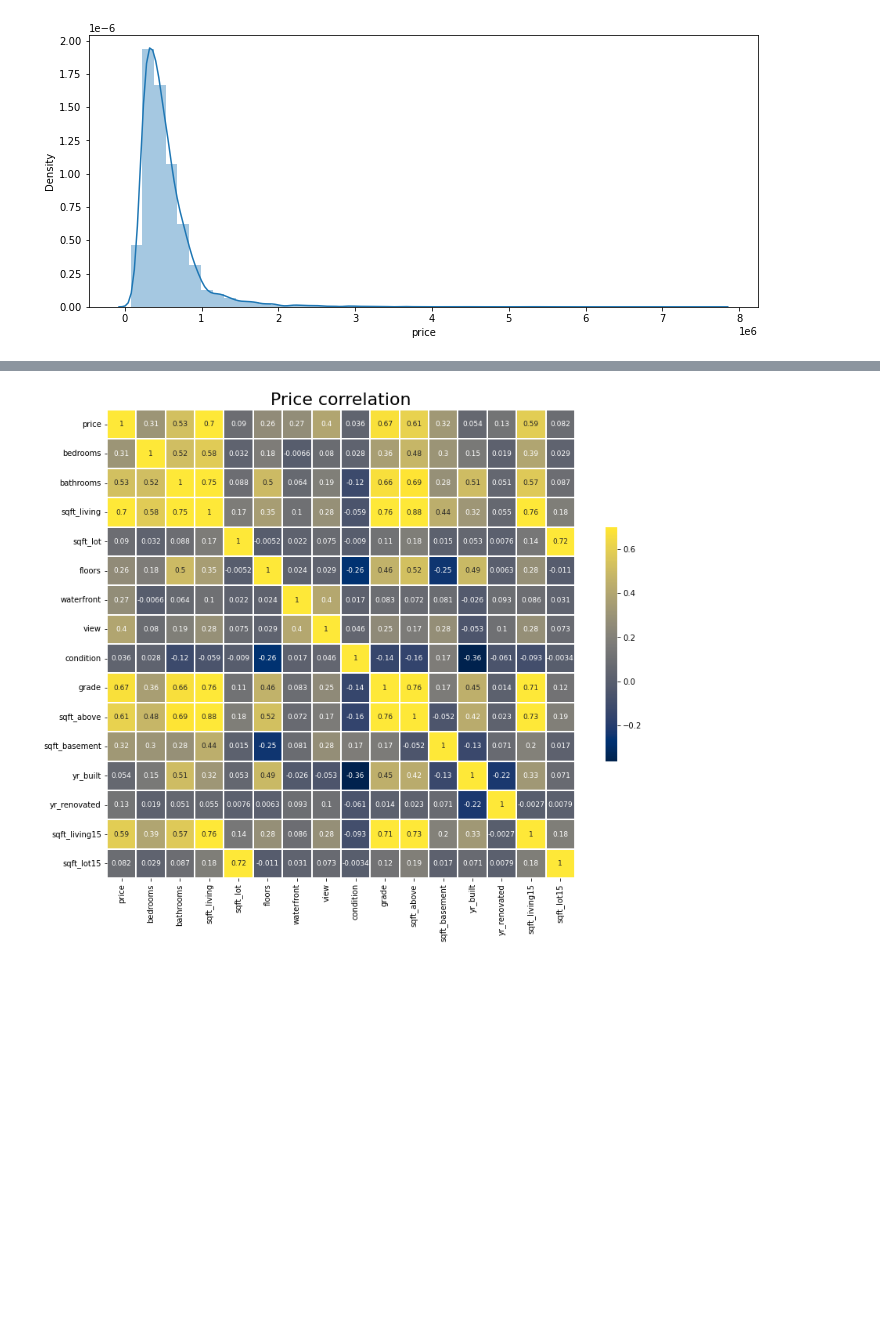
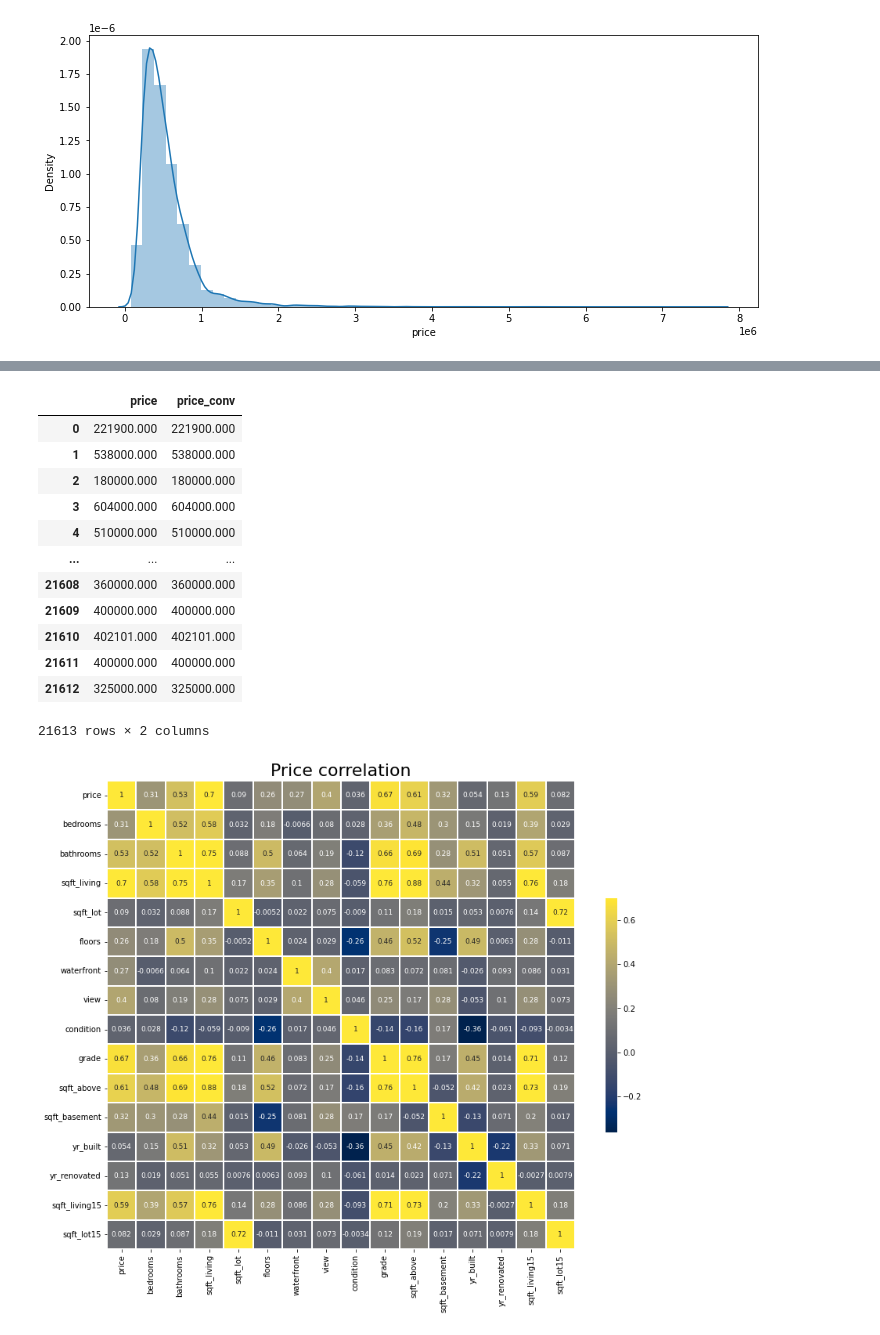
Before and after one commit to blazysecon/SDA_DS_class, a Jupyter notebook: practice/regression_housing_in_Seattle.ipynb, the cells around one changed output, grey strips where cells are left out. Drawn from its saved outputs; the diff is of its cells as text; code cells hidden in the pictures; blank space fills up the shorter version.

```diff
--- a/practice/regression_housing_in_Seattle.ipynb
+++ b/practice/regression_housing_in_Seattle.ipynb
@@ -66,3 +75,20 @@ plt.show()
+# %%
+df["price_conv"] = np.exp(df.ln_price)
+df[["price", "price_conv"]]
+# %% [output]
+|  | price | price_conv |
+| 0 | 221900.000 | 221900.000 |
+| 1 | 538000.000 | 538000.000 |
+| 2 | 180000.000 | 180000.000 |
+| 3 | 604000.000 | 604000.000 |
+| 4 | 510000.000 | 510000.000 |
+| ... | ... | ... |
+| 21608 | 360000.000 | 360000.000 |
+| 21609 | 400000.000 | 400000.000 |
+| 21610 | 402101.000 | 402101.000 |
+| 21611 | 400000.000 | 400000.000 |
+| 21612 | 325000.000 | 325000.000 |
+21613 rows × 2 columns
 # %%
 features = ['price','bedrooms','bathrooms','sqft_living','sqft_lot','floors',
             'waterfront', 'view','condition','grade','sqft_above','sqft_basement',
```
Also changed, not shown: parts of 4 cells of this notebook.
